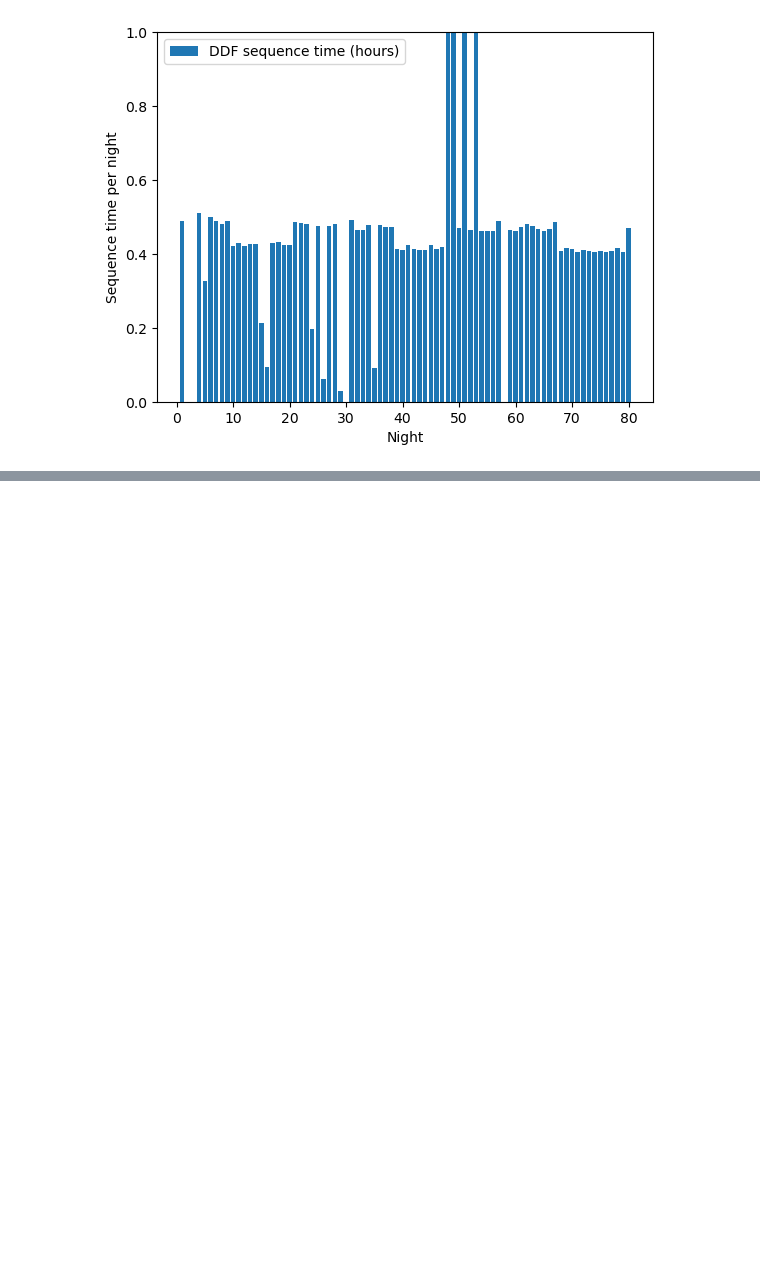
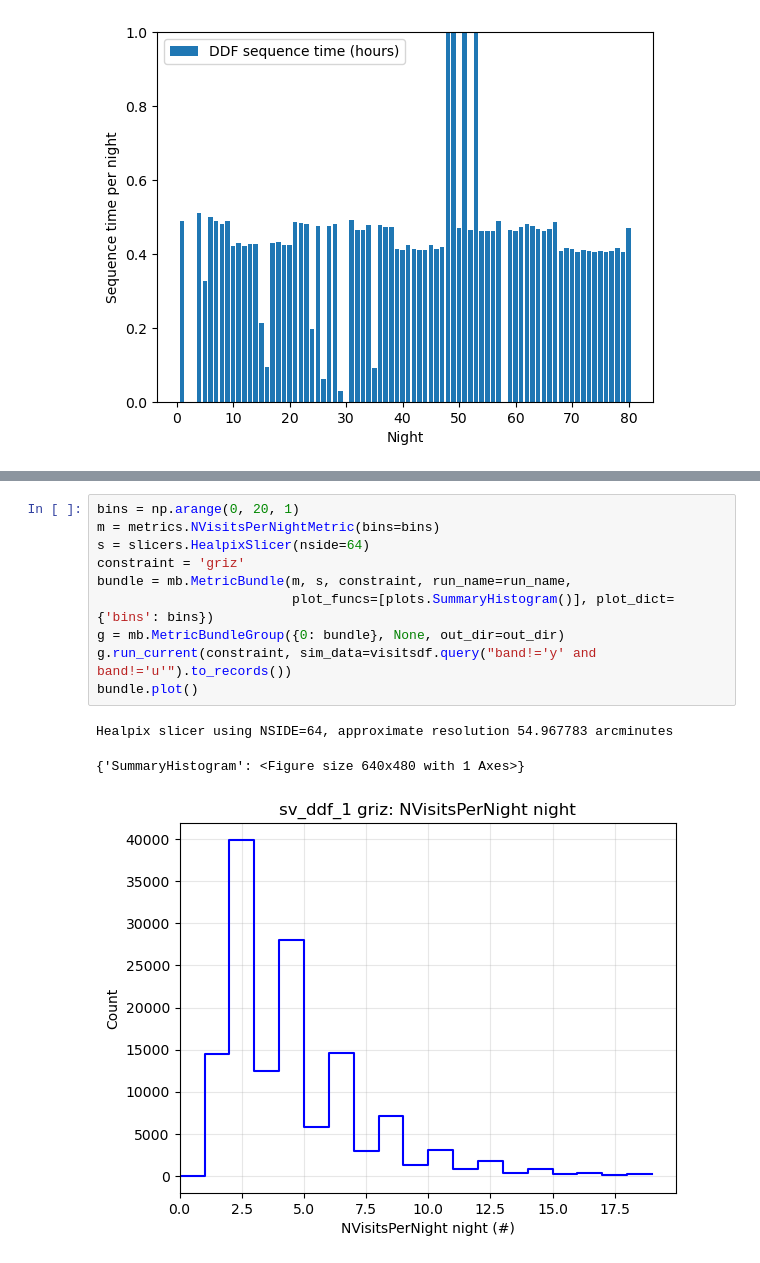
Before and after one commit to lsst-sims/lsstcam_sv, a Jupyter notebook: LSSTCam_SV-ddf-1.ipynb, the cells around one changed output, grey strips where cells are left out. Drawn from its saved outputs; the diff is of its cells as text; blank space fills up the shorter version.

```diff
--- a/LSSTCam_SV-ddf-1.ipynb
+++ b/LSSTCam_SV-ddf-1.ipynb
@@ -565,0 +591,14 @@ plt.ylim(0, 1)
+# %%
+bins = np.arange(0, 20, 1)
+m = metrics.NVisitsPerNightMetric(bins=bins)
+s = slicers.HealpixSlicer(nside=64)
+constraint = 'griz'
+bundle = mb.MetricBundle(m, s, constraint, run_name=run_name,
+                         plot_funcs=[plots.SummaryHistogram()], plot_dict={'bins': bins})
+g = mb.MetricBundleGroup({0: bundle}, None, out_dir=out_dir)
+g.run_current(constraint, sim_data=visitsdf.query("band!='y' and band!='u'").to_records())
+bundle.plot()
+# %% [output]
+Healpix slicer using NSIDE=64, approximate resolution 54.967783 arcminutes
+{'SummaryHistogram': <Figure size 640x480 with 1 Axes>}
+[figure, added]
```
Also changed, not shown: parts of 11 cells of this notebook, 2 other files.
